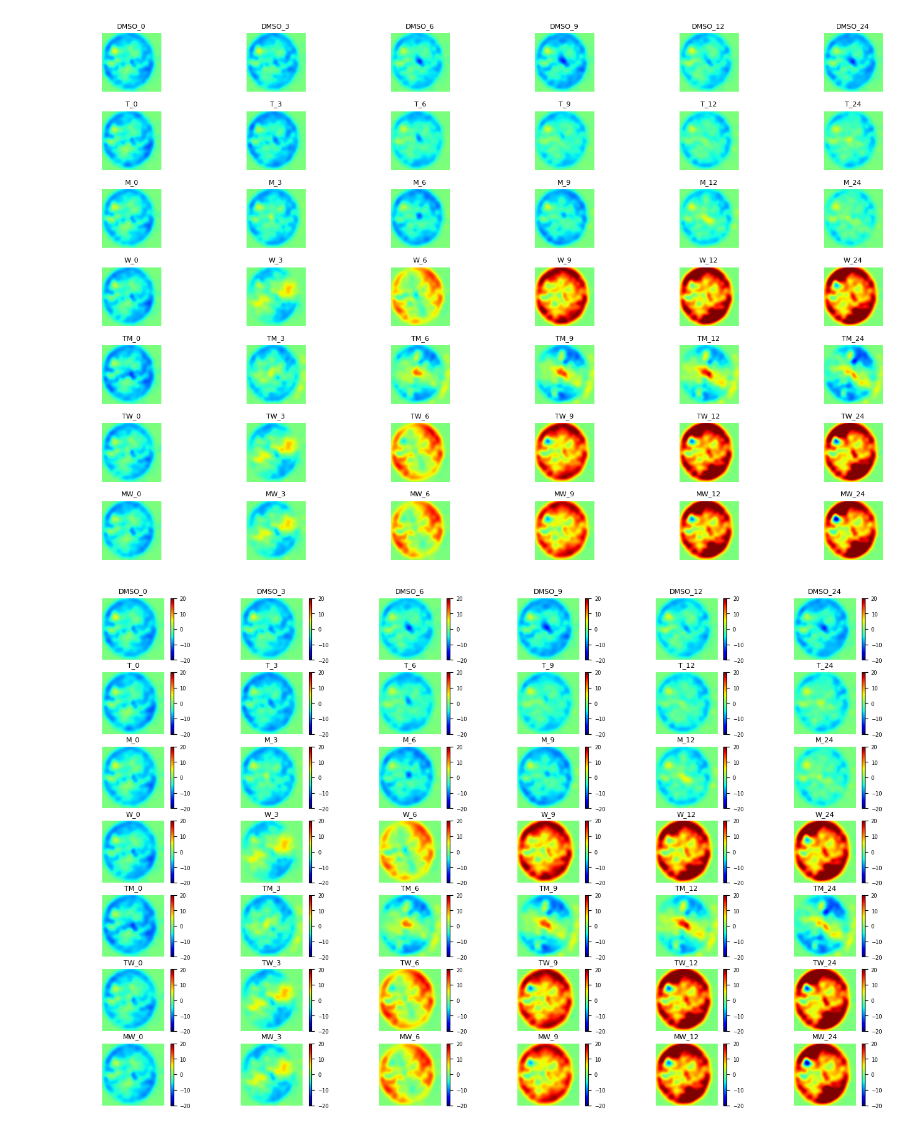
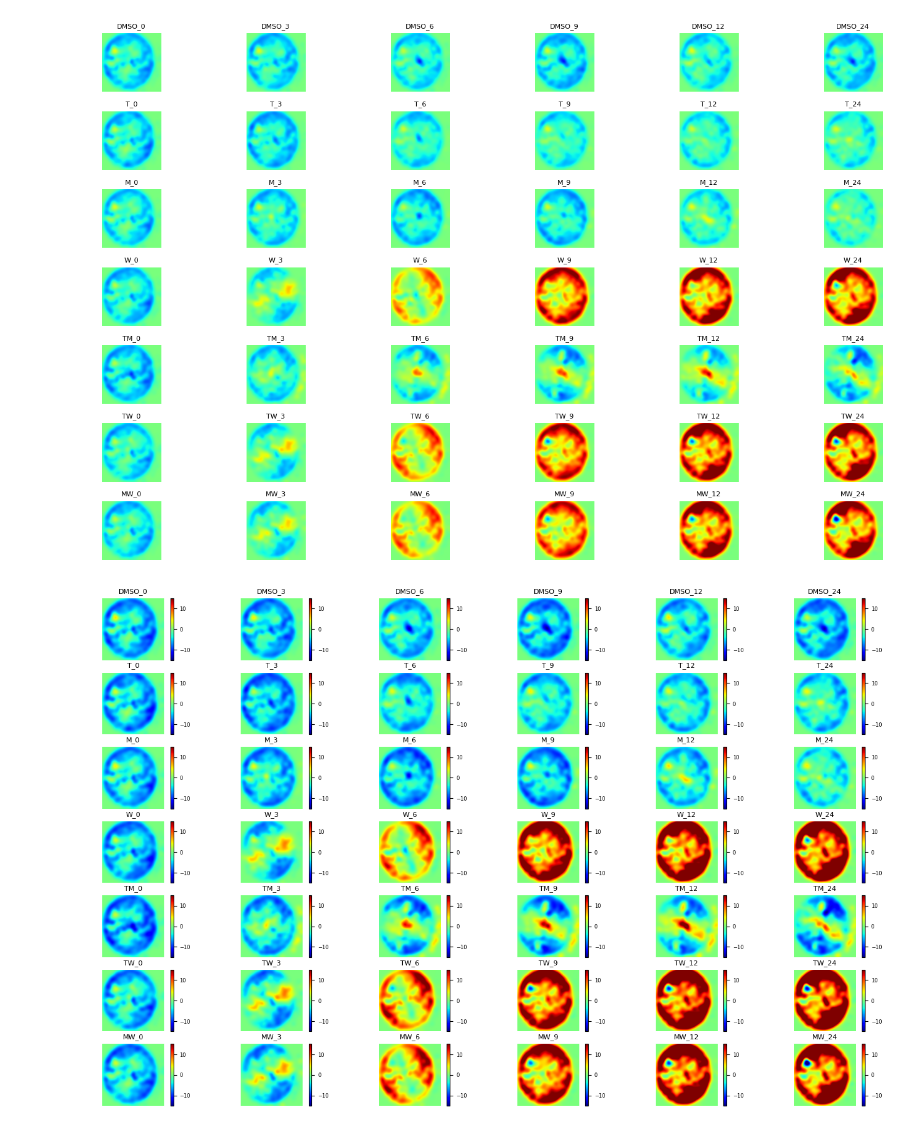
Before and after one commit to esaghapour/Temporal_GeneTerrain, a Jupyter notebook: Temporal_GeneTerrain_MCF7_GSE149428.ipynb, the cells around one changed output. Drawn from its saved outputs; the diff is of its cells as text; code cells hidden in the pictures.

```diff
--- a/Temporal_GeneTerrain_MCF7_GSE149428.ipynb
+++ b/Temporal_GeneTerrain_MCF7_GSE149428.ipynb
@@ -405,31 +407,31 @@ plt.show()
 # %%
 import matplotlib.pyplot as plt
 import matplotlib as mpl
 
 
 
 # Create a figure and a set of subplots with 8 rows and 6 columns, specifying margins
 fig, axes = plt.subplots(nrows=7, ncols=6, figsize=(15, 9),
                          subplotpars=mpl.figure.SubplotParams(left=0.05, right=0.95, bottom=0.05, top=0.95,
                                                               wspace=-.1, hspace=0.2))
 
 # Define some titles for each subplot
 titles = data_normalized.columns
 
 # Define a unique colormap for each image
 colormaps = 48 * ['jet']
 
 # Iterate over each subplot, image matrix, title, and colormap to display them.
 for i, (ax, title, colormap) in enumerate(zip(axes.flat, titles, colormaps)):
     mat = outGT[i, :]
     image_matrices = mat.reshape(res, res)
-    im = ax.imshow(image_matrices, origin='lower', cmap='jet', vmin=-20, vmax=20)
+    im = ax.imshow(image_matrices, origin='lower', cmap='jet', vmin=-15, vmax=15)
     ax.set_title(title, fontsize=8)
     ax.axis('off')
     cbar = fig.colorbar(im, ax=ax, fraction=0.046, pad=0.04)
     cbar.ax.yaxis.label.set_size(8)
     cbar.ax.tick_params(labelsize=6)
 
 plt.show()
 # %% [output]
-[figure, old version]
+[figure, new version]
```
Also changed, not shown: parts of 1 cell of this notebook.
